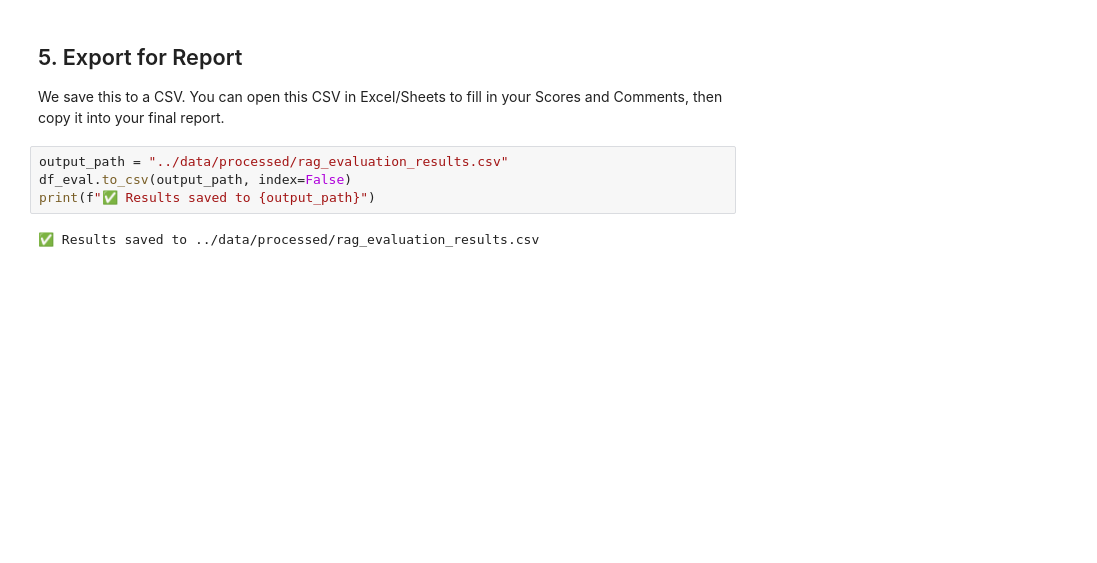
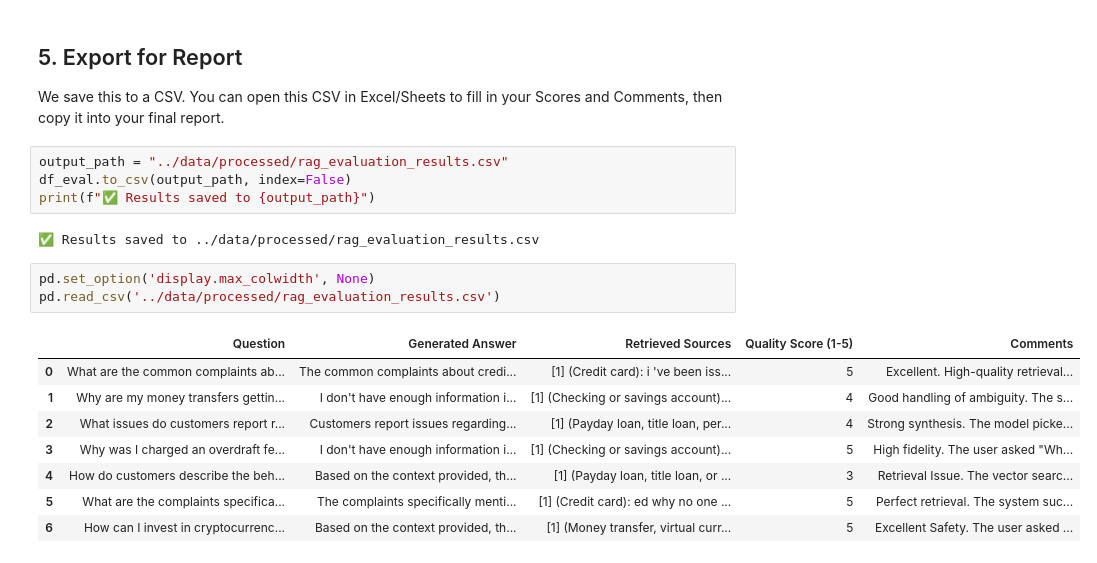
Before and after one commit to nathanaeldereje/rag-complaint-chatbot, a Jupyter notebook: notebooks/03_rag_pipeline_proto.ipynb, the cells around one changed output. Drawn from its saved outputs; the diff is of its cells as text; blank space fills up the shorter version.

```diff
--- a/notebooks/03_rag_pipeline_proto.ipynb
+++ b/notebooks/03_rag_pipeline_proto.ipynb
@@ -163,3 +163,15 @@ df_eval.to_csv(output_path, index=False)
 print(f"✅ Results saved to {output_path}")
 # %% [output]
 ✅ Results saved to ../data/processed/rag_evaluation_results.csv
+# %%
+pd.set_option('display.max_colwidth', None)
+pd.read_csv('../data/processed/rag_evaluation_results.csv')
+# %% [output]
+|  | Question | Generated Answer | Retrieved Sources | Quality Score (1-5) | Comments |
+| 0 | What are the common complaints ab... | The common complaints about credi... | [1] (Credit card): i 've been iss... | 5 | Excellent. High-quality retrieval... |
+| 1 | Why are my money transfers gettin... | I don't have enough information i... | [1] (Checking or savings account)... | 4 | Good handling of ambiguity. The s... |
+| 2 | What issues do customers report r... | Customers report issues regarding... | [1] (Payday loan, title loan, per... | 4 | Strong synthesis. The model picke... |
+| 3 | Why was I charged an overdraft fe... | I don't have enough information i... | [1] (Checking or savings account)... | 5 | High fidelity. The user asked "Wh... |
+| 4 | How do customers describe the beh... | Based on the context provided, th... | [1] (Payday loan, title loan, or ... | 3 | Retrieval Issue. The vector searc... |
+| 5 | What are the complaints specifica... | The complaints specifically menti... | [1] (Credit card): ed why no one ... | 5 | Perfect retrieval. The system suc... |
+| 6 | How can I invest in cryptocurrenc... | Based on the context provided, th... | [1] (Money transfer, virtual curr... | 5 | Excellent Safety. The user asked ... |
```
